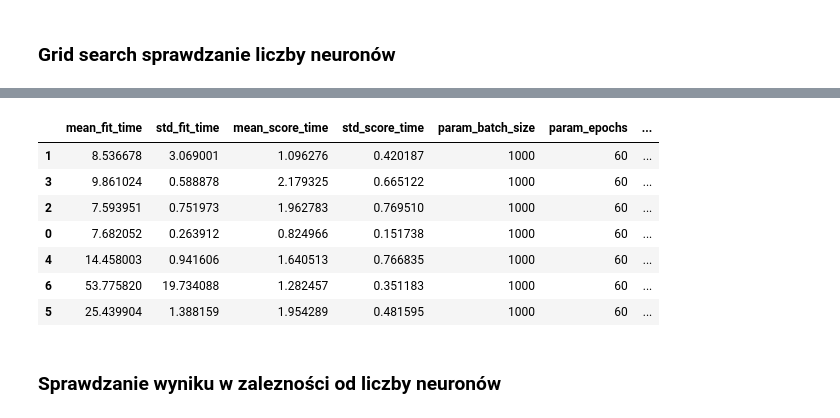
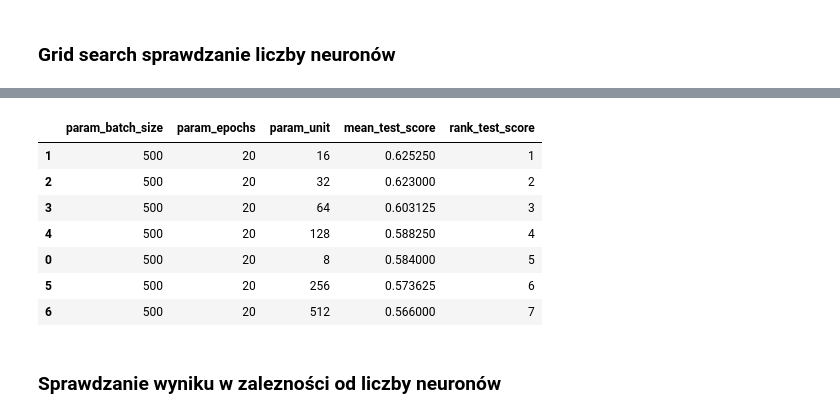
Before and after one commit to sebastiansukiennik01/NeuralNetworksProject, a Jupyter notebook: neuralNetworks.ipynb, the cells around one changed output, grey strips where cells are left out. Drawn from its saved outputs; the diff is of its cells as text; code cells hidden in the pictures.

```diff
--- a/neuralNetworks.ipynb
+++ b/neuralNetworks.ipynb
@@ -280,8 +395,8 @@ Pressenting results (for binary classification): https://towardsdatascience.com/
 # %%
 model = KerasClassifier(build_fn=build_clf)
 
-params= {"epochs": [60],
-        "batch_size": [1000],
+params= {"epochs": [20],
+        "batch_size": [500],
         "unit": [8, 16, 32, 64, 128, 256, 512]}
 
 grid = GridSearchCV(estimator=model, param_grid=params, n_jobs=-1)
@@ -308,14 +423,14 @@ Epoch 60/60
 # %%
-pd.DataFrame(grid_result.cv_results_).sort_values(by="rank_test_score")
+pd.DataFrame(grid_result.cv_results_).loc[:, ['param_batch_size', 'param_epochs', 'param_unit', 'mean_test_score', 'rank_test_score']].sort_values(by="rank_test_score")
 # %% [output]
-|  | mean_fit_time | std_fit_time | mean_score_time | std_score_time | param_batch_size | param_epochs | ... |
-| 1 | 8.536678 | 3.069001 | 1.096276 | 0.420187 | 1000 | 60 | ... |
-| 3 | 9.861024 | 0.588878 | 2.179325 | 0.665122 | 1000 | 60 | ... |
-| 2 | 7.593951 | 0.751973 | 1.962783 | 0.769510 | 1000 | 60 | ... |
-| 0 | 7.682052 | 0.263912 | 0.824966 | 0.151738 | 1000 | 60 | ... |
-| 4 | 14.458003 | 0.941606 | 1.640513 | 0.766835 | 1000 | 60 | ... |
-| 6 | 53.775820 | 19.734088 | 1.282457 | 0.351183 | 1000 | 60 | ... |
-| 5 | 25.439904 | 1.388159 | 1.954289 | 0.481595 | 1000 | 60 | ... |
+|  | param_batch_size | param_epochs | param_unit | mean_test_score | rank_test_score |
+| 1 | 500 | 20 | 16 | 0.625250 | 1 |
+| 2 | 500 | 20 | 32 | 0.623000 | 2 |
+| 3 | 500 | 20 | 64 | 0.603125 | 3 |
+| 4 | 500 | 20 | 128 | 0.588250 | 4 |
+| 0 | 500 | 20 | 8 | 0.584000 | 5 |
+| 5 | 500 | 20 | 256 | 0.573625 | 6 |
+| 6 | 500 | 20 | 512 | 0.566000 | 7 |
 # %% [markdown]
 ### Sprawdzanie wyniku w zalezności od liczby neuronów
 # %% [markdown]
```
Also changed, not shown: parts of 4 cells of this notebook, 2 other files.
